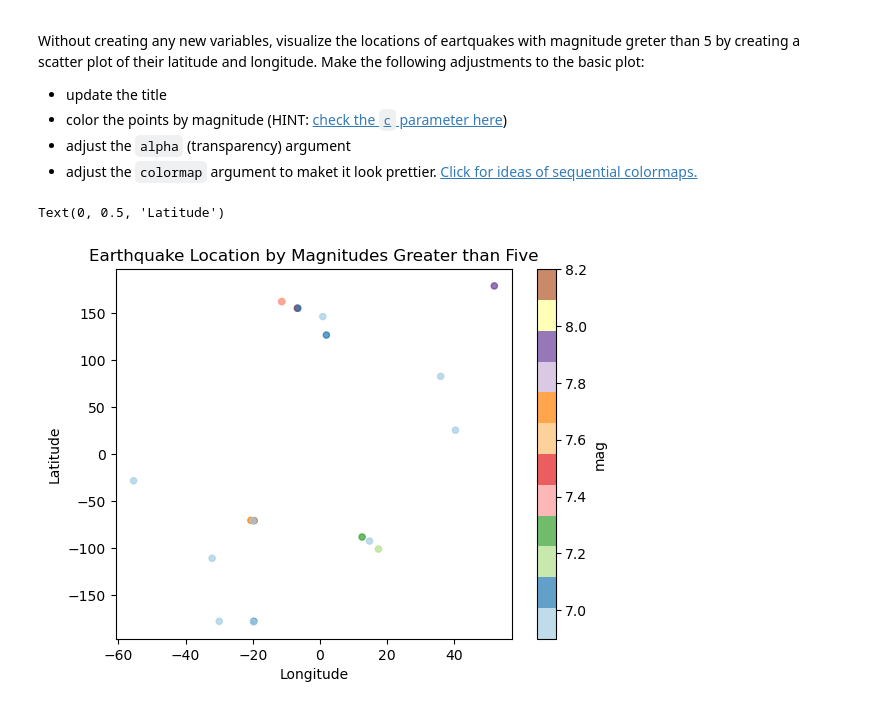
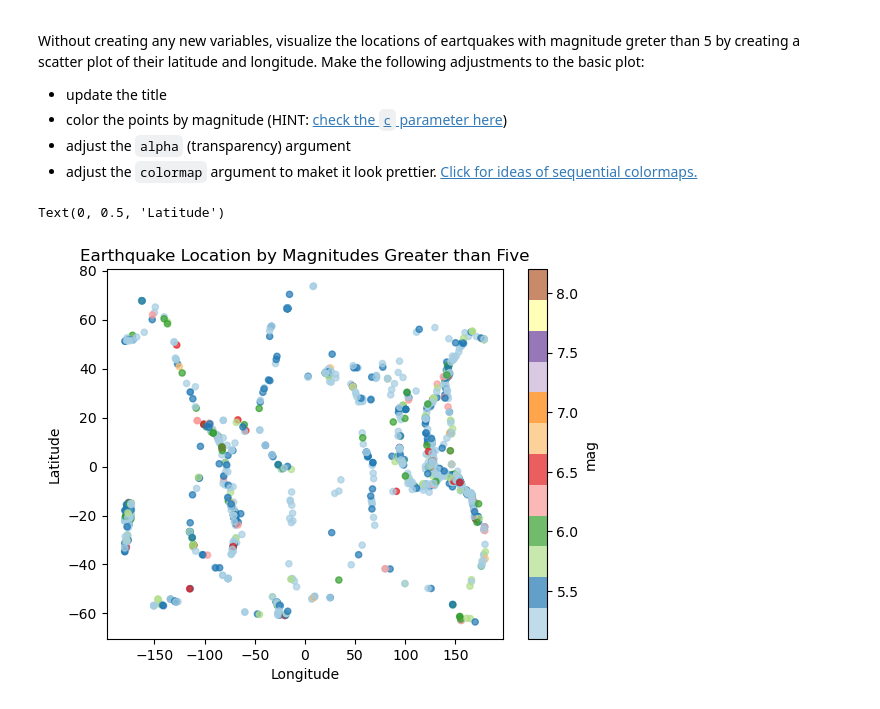
Before and after one commit to kpaya/eds220-hwk1, a Jupyter notebook: hwk1-task3-earthquakes.ipynb, the cells around one changed output. Saved outputs shown, nothing was run; the diff lists cells and outputs as text; code cells hidden in the pictures.

```diff
--- a/hwk1-task3-earthquakes.ipynb
+++ b/hwk1-task3-earthquakes.ipynb
@@ -116,9 +115,7 @@ array(['earthquake', 'quarry blast', 'quarry', 'mining explosion',
 a. Select only earthquake events and store them as `eqk` (variable name). Update the index of `eqk` to be the `id` column of the dataframe.
 # %%
 # Creating new variable with only earthquake events
-
-eqk = raw_eqk[raw_eqk['type']=='earthquake']
-eqk= eqk.set_index('id')
+eqk = raw_eqk[raw_eqk['type']=='earthquake'].set_index('id')
 # %%
 # View the dataframe
 
@@ -286,12 +284,12 @@ Without creating any new variables, visualize the locations of eartquakes with m
 # %%
 # Visualization of the location of the earthquakes that are  greater than 5
 
-eqk.loc[top20_filtered.index[top20_filtered['mag']>5],['place','mag','depth','latitude','longitude']].plot.scatter('latitude','longitude',c='mag',alpha=0.7,colormap='Paired')
+eqk[eqk['mag']>5].plot.scatter('longitude','latitude',c='mag',alpha=0.7,colormap='Paired')
 plt.title('Earthquake Location by Magnitudes Greater than Five')
 plt.xlabel('Longitude')
 plt.ylabel('Latitude')
 # %% [output]
 Text(0, 0.5, 'Latitude')
-[figure, old version]
+[figure, new version]
 # %% [markdown]
 <!-- END QUESTION -->
```
Also changed, not shown: parts of 9 cells of this notebook, 2 other files.
